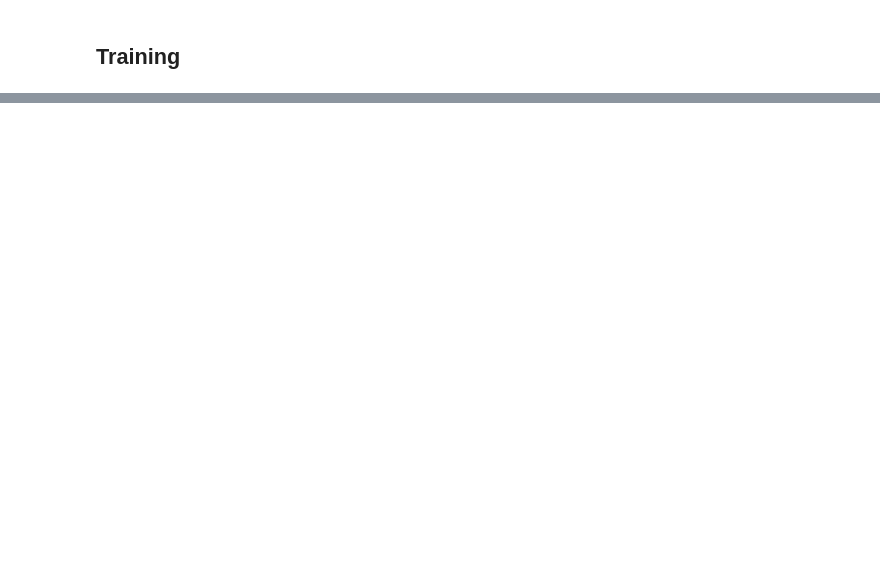
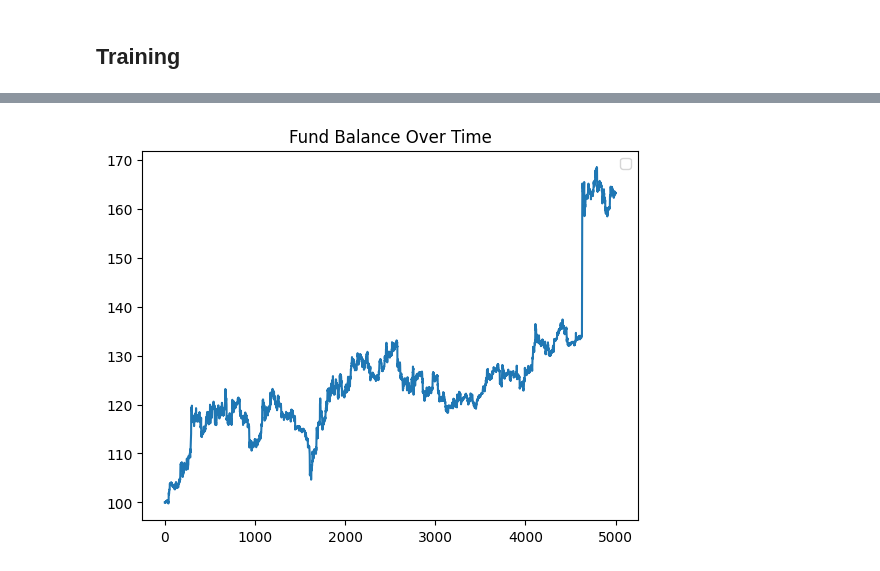
Before and after one commit to Pappa/bandido, a Jupyter notebook: notebooks/crypto/02-tf-agents-bandit-train.ipynb, the cells around one changed output, grey strips where cells are left out. Saved outputs shown, nothing was run; the diff lists cells and outputs as text; code cells hidden in the pictures; blank space fills up the shorter version.

```diff
--- a/notebooks/crypto/02-tf-agents-bandit-train.ipynb
+++ b/notebooks/crypto/02-tf-agents-bandit-train.ipynb
@@ -288,0 +279,8 @@ plt.show()
+# %%
+balance_history = tf_env.pyenv.envs[0].balance_history
+
+plt.plot(balance_history)
+plt.title('Fund Balance Over Time')
+plt.legend()
+plt.show()
+# %% [output]
@@ -288,0 +288 @@ plt.show()
+[figure, added]
```
Also changed, not shown: parts of 12 cells of this notebook, 1 other file.
